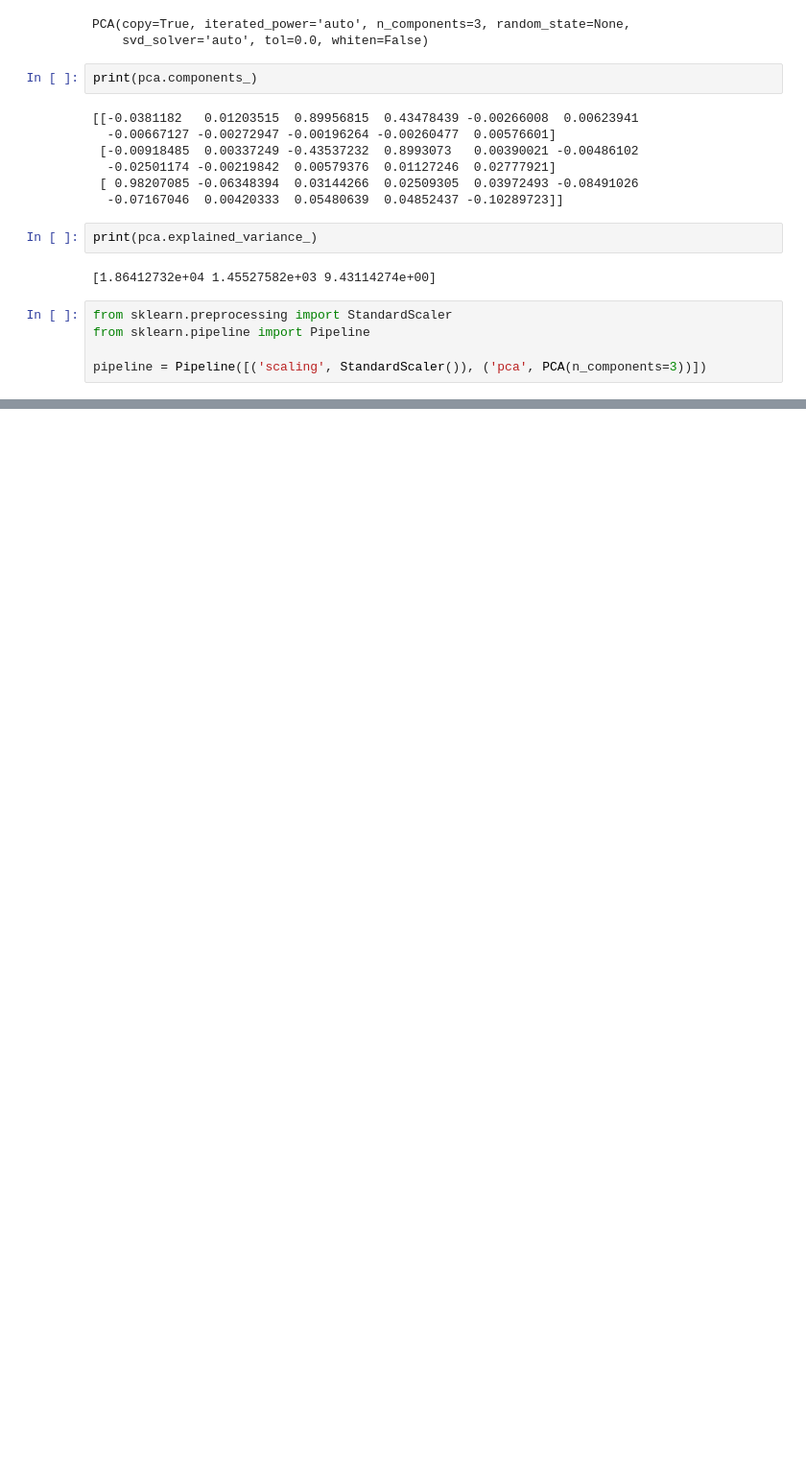
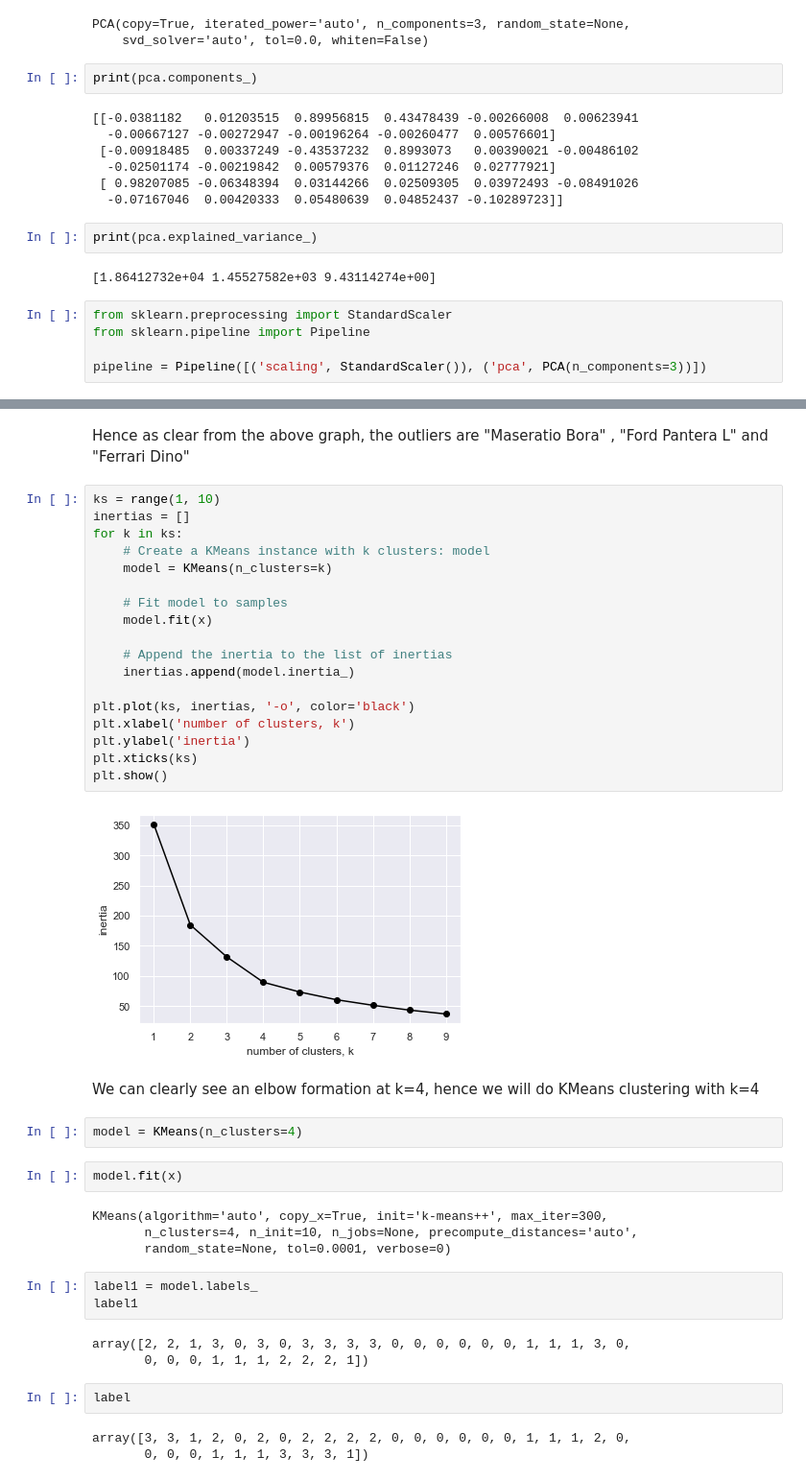
Before and after one commit to akhic/MTH-552, a Jupyter notebook: Question_2.ipynb, the cells around one changed output, grey strips where cells are left out. Shown at 96% size. Saved outputs shown, nothing was run; the diff lists cells and outputs as text; blank space fills up the shorter version.

```diff
--- a/Question_2.ipynb
+++ b/Question_2.ipynb
@@ -79,0 +279,43 @@ array([[ 6.57213203e-01,  1.73544572e+00, -6.01199210e-01],
+# %% [markdown]
+Hence as clear from the above graph, the outliers are "Maseratio Bora" , "Ford Pantera L" and "Ferrari Dino"
+# %%
+ks = range(1, 10)
+inertias = []
+for k in ks:
+    # Create a KMeans instance with k clusters: model
+    model = KMeans(n_clusters=k)
+
+    # Fit model to samples
+    model.fit(x)
+
+    # Append the inertia to the list of inertias
+    inertias.append(model.inertia_)
+
+plt.plot(ks, inertias, '-o', color='black')
+plt.xlabel('number of clusters, k')
+plt.ylabel('inertia')
+plt.xticks(ks)
+plt.show()
+# %% [output]
+[figure, added]
+# %% [markdown]
+We can clearly see an elbow formation at k=4, hence we will do KMeans clustering with k=4
+# %%
+model = KMeans(n_clusters=4)
+# %%
+model.fit(x)
+# %% [output]
+KMeans(algorithm='auto', copy_x=True, init='k-means++', max_iter=300,
+       n_clusters=4, n_init=10, n_jobs=None, precompute_distances='auto',
+       random_state=None, tol=0.0001, verbose=0)
+# %%
+label1 = model.labels_
+label1
+# %% [output]
+array([2, 2, 1, 3, 0, 3, 0, 3, 3, 3, 3, 0, 0, 0, 0, 0, 0, 1, 1, 1, 3, 0,
+       0, 0, 0, 1, 1, 1, 2, 2, 2, 1])
+# %%
+label
+# %% [output]
+array([3, 3, 1, 2, 0, 2, 0, 2, 2, 2, 2, 0, 0, 0, 0, 0, 0, 1, 1, 1, 2, 0,
+       0, 0, 0, 1, 1, 1, 3, 3, 3, 1])
```
Also changed, not shown: parts of 38 cells of this notebook, 8 other files.
